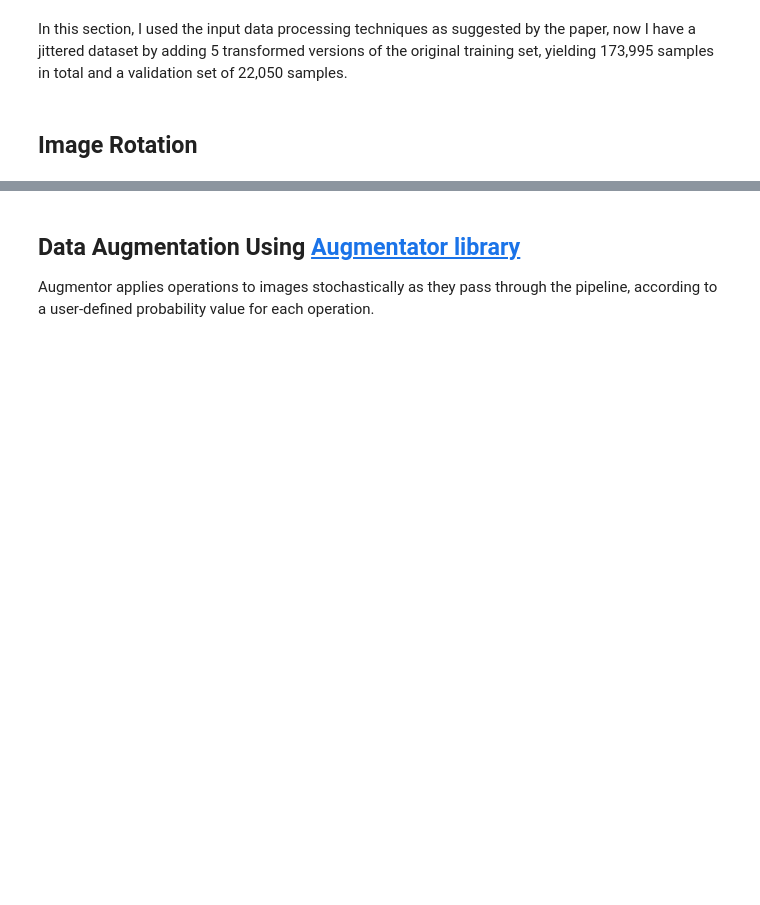
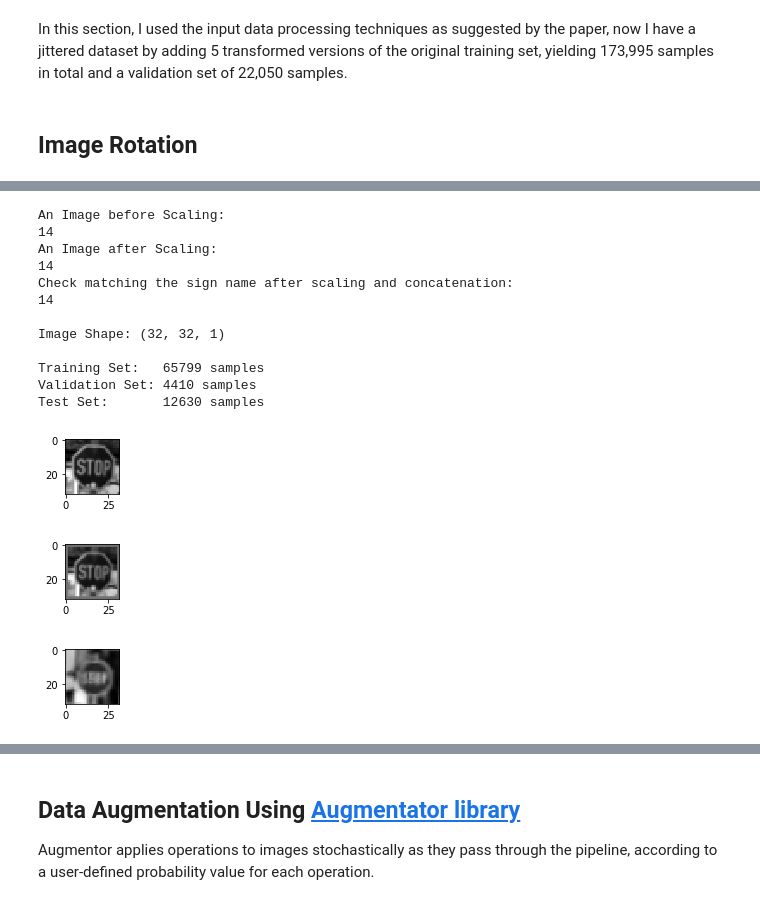
Before and after one commit to MyadaRoshdi/LeNet5-Lab2, a Jupyter notebook: LeNet-Lab-Solution.ipynb, the cells around one changed output, grey strips where cells are left out. Drawn from its saved outputs; the diff is of its cells as text; code cells hidden in the pictures; blank space fills up the shorter version.

```diff
--- a/LeNet-Lab-Solution.ipynb
+++ b/LeNet-Lab-Solution.ipynb
@@ -333,9 +361,9 @@ def Scaling(input):
 input = X_train[0:15000]
 input_y = y_train[0:15000]
 X_train_scaled = Scaling(input)
-valid = X_validation[0:2000]
-valid_y = y_validation[0:2000]
-X_validation_scaled= Scaling(valid)
+#valid = X_validation[0:2000]
+#valid_y = y_validation[0:2000]
+#X_validation_scaled= Scaling(valid)
 
 
 # display an Image before and after Scaling
@@ -352,32 +380,48 @@ print ("An Image after Scaling: ")
 image = X_train_scaled[15].squeeze()
 plt.figure(figsize=(1,1))
 plt.imshow(image, cmap="gray")
 print(y_train[15])
 
 X_train = np.concatenate((X_train, X_train_scaled), axis=0)
 y_train = np.concatenate((y_train, input_y), axis=0)
 
-X_validation = np.concatenate((X_validation, X_validation_scaled), axis=0)
-y_validation = np.concatenate((y_validation, valid_y), axis=0)
+#X_validation = np.concatenate((X_validation, X_validation_scaled), axis=0)
+#y_validation = np.concatenate((y_validation, valid_y), axis=0)
 
 
 print ("Check matching the sign name after scaling and concatenation: ")
 image = X_train[45000].squeeze()
 plt.figure(figsize=(1,1))
 plt.imshow(image, cmap="gray")
 print(y_train[45000])
 
 
 
 # Shuffle new training data
 X_train, y_train = shuffle(X_train, y_train)
 
 # Shuffle new validation data
 X_validation, y_validation = shuffle(X_validation, y_validation)
 
 print()
 print("Image Shape: {}".format(X_train[0].shape))
 print()
 print("Training Set:   {} samples".format(len(X_train)))
 print("Validation Set: {} samples".format(len(X_validation)))
 print("Test Set:       {} samples".format(len(X_test)))
+# %% [output]
+An Image before Scaling:
+14
+An Image after Scaling:
+14
+Check matching the sign name after scaling and concatenation:
+14
+
+Image Shape: (32, 32, 1)
+
+Training Set:   65799 samples
+Validation Set: 4410 samples
+Test Set:       12630 samples
+[figure, added]
+[figure, added]
+[figure, added]
```
Also changed, not shown: parts of 16 cells of this notebook.
